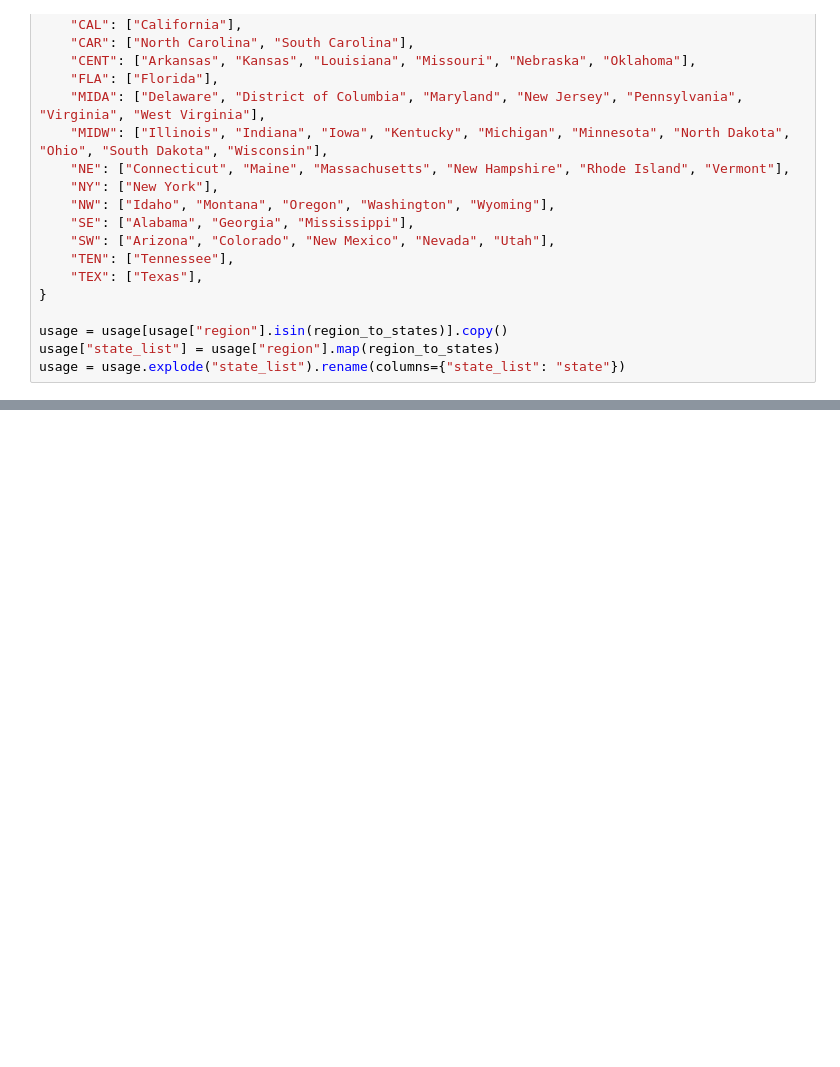
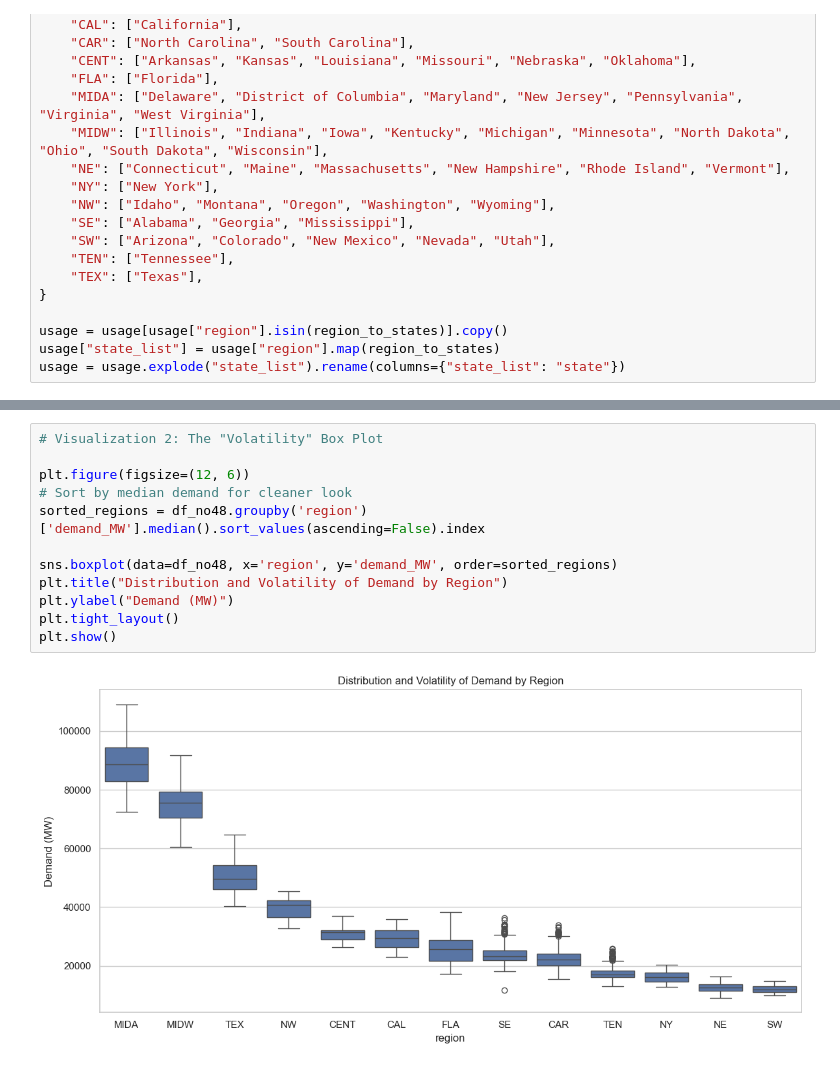
Before and after one commit to N3il-kb/dsc-106-final-proj, a Jupyter notebook: init_nb.ipynb, the cells around one changed output, grey strips where cells are left out. Drawn from its saved outputs; the diff is of its cells as text; blank space fills up the shorter version.

```diff
--- a/init_nb.ipynb
+++ b/init_nb.ipynb
@@ -154,0 +184,14 @@ m
+# %%
+# Visualization 2: The "Volatility" Box Plot
+
+plt.figure(figsize=(12, 6))
+# Sort by median demand for cleaner look
+sorted_regions = df_no48.groupby('region')['demand_MW'].median().sort_values(ascending=False).index
+
+sns.boxplot(data=df_no48, x='region', y='demand_MW', order=sorted_regions)
+plt.title("Distribution and Volatility of Demand by Region")
+plt.ylabel("Demand (MW)")
+plt.tight_layout()
+plt.show()
+# %% [output]
+[figure, added]
```
Also changed, not shown: parts of 8 cells of this notebook, 3 other files.
